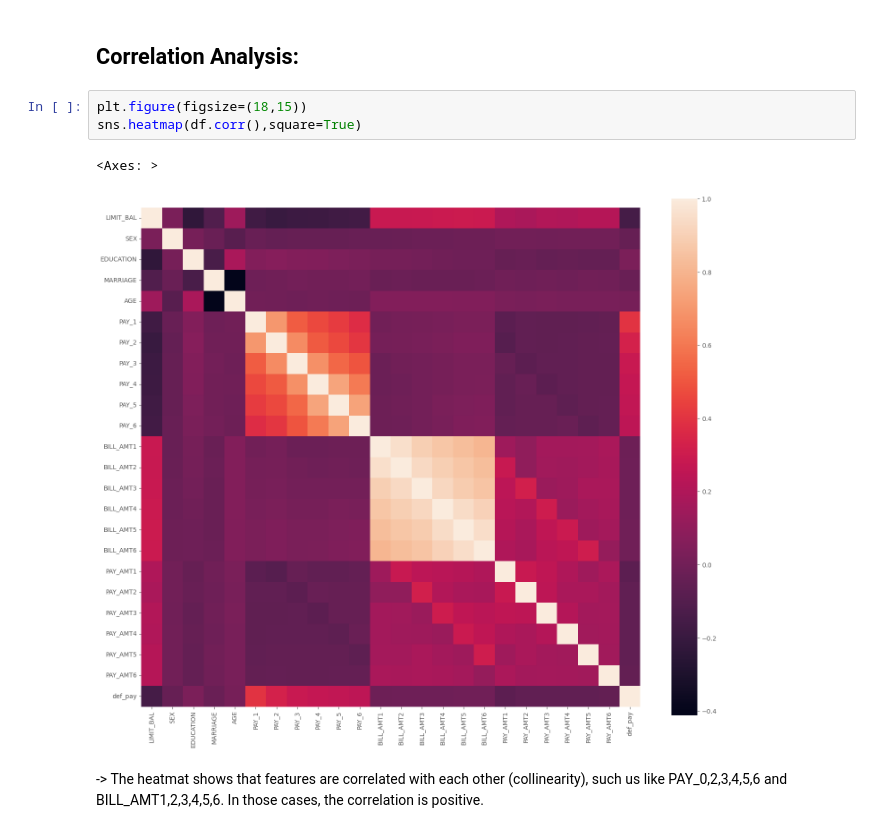
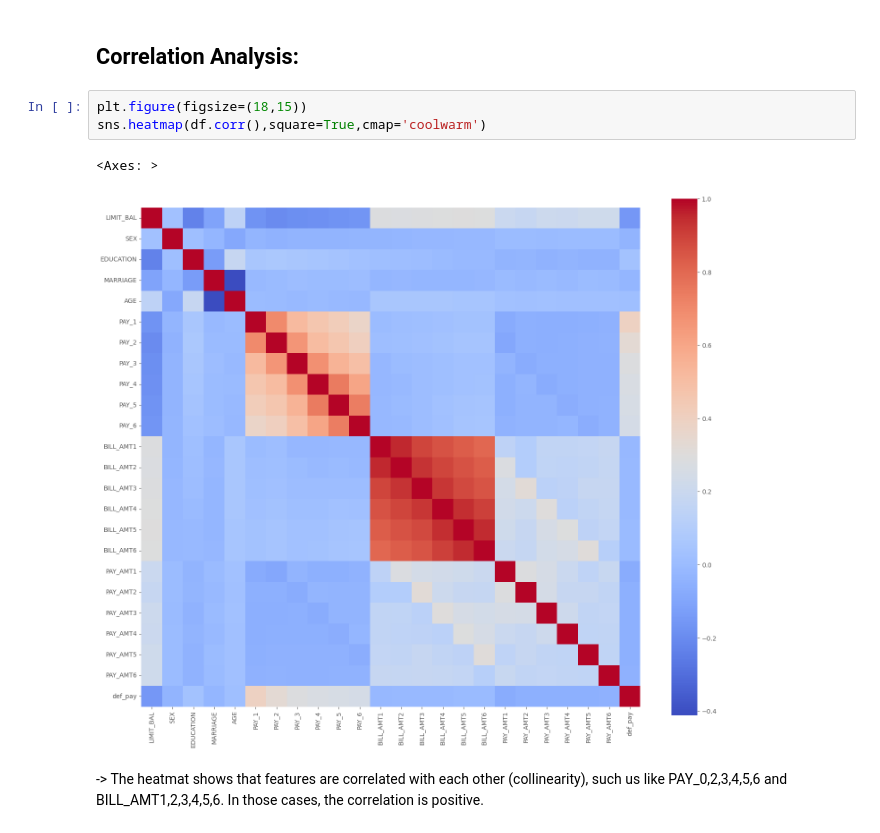
Before and after one commit to RitamRixx/Credit_Card_Default_Prediction, a Jupyter notebook: notebooks/EDA.ipynb, the cells around one changed output. Saved outputs shown, nothing was run; the diff lists cells and outputs as text.

```diff
--- a/notebooks/EDA.ipynb
+++ b/notebooks/EDA.ipynb
@@ -441,10 +441,10 @@ Text(0, 0.5, 'BILL_AMT6')
 ## Correlation Analysis:
 # %%
 plt.figure(figsize=(18,15))
-sns.heatmap(df.corr(),square=True)
+sns.heatmap(df.corr(),square=True,cmap='coolwarm')
 # %% [output]
 <Axes: >
-[figure, old version]
+[figure, new version]
 # %% [markdown]
 -> The heatmat shows that features are correlated with each other (collinearity), such us like PAY_0,2,3,4,5,6 and BILL_AMT1,2,3,4,5,6. In those cases, the correlation is positive.
 # %%
```
